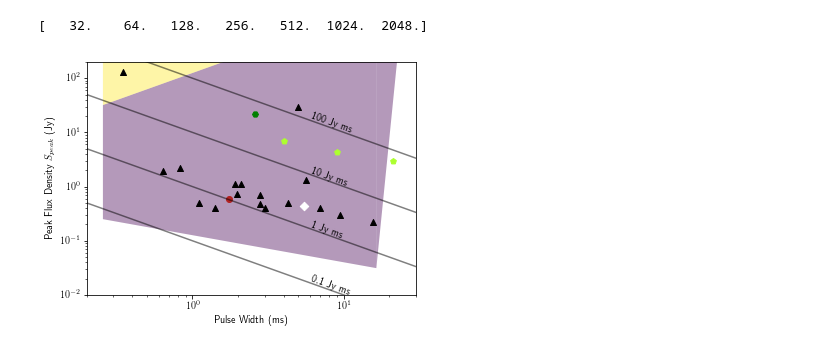
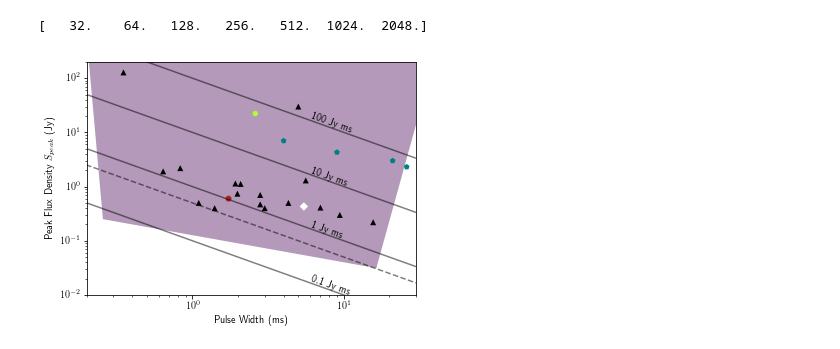
Before and after one commit to griffinfoster/alfaburst-initial-survey, a Jupyter notebook: notebooks/Fluence_Rate.ipynb, the cells around one changed output. Saved outputs shown, nothing was run; the diff lists cells and outputs as text; code cells hidden in the pictures.

```diff
--- a/notebooks/Fluence_Rate.ipynb
+++ b/notebooks/Fluence_Rate.ipynb
@@ -51,20 +51,27 @@ fig, ax = plt.subplots()
 patches = []
 
 # ALFABURST sensitivty range
-polygon = Polygon(np.array([[256., 250.6], [16384., 31.3], [16384., 2048.*1000.], [256., 32.*1000.]])/1000., True)
+#polygon = Polygon(np.array([[256., 250.6], [16384., 31.3], [16384., 2048.*1000.], [256., 32.*1000.]])/1000., True,\
+#                  linewidth=None, edgecolor='none')
+# [lower left[x, y], lower right[x, y], upper right[x, y], upper left[x, y]]
+polygon = Polygon(np.array([[256., 250.6], [16384., 31.3], [16384. + 2.*16384., 2048.*1000.],\
+                            [256. - 64., 2048.*1000.]])/1000., True, linewidth=None, edgecolor='none')
 patches.append(polygon)
 
 # region of possible RFI clipping
-polygon = Polygon(np.array([[256., 32.*1000.], [16384., 2048.*1000.], [256., 2048.*1000.]])/1000., True)
-patches.append(polygon)
+#polygon = Polygon(np.array([[256., 32.*1000.], [16384., 2048.*1000.], [256., 2048.*1000.]])/1000., True,\
+#                  linewidth=None, edgecolor='none')
+#patches.append(polygon)
 
 # wide pulse region that see a loss in SNR due to maximum time binning
-polygon = Polygon(np.array([[16384., 31.3], [16384. + 8006., 2048.*1000.], [16384., 2048.*1000.]])/1000., True)
-patches.append(polygon)
+#polygon = Polygon(np.array([[16384., 31.3], [16384. + 8006., 2048.*1000.], [16384., 2048.*1000.]])/1000.,\
+#                  True, linewidth=None, edgecolor='none')
+#patches.append(polygon)
 
 #colors = 100*np.random.rand(len(patches))
 #print colors
-colors = [40., 80., 40.]
+#colors = [40., 80., 40.]
+colors = [40., 40., 40.]
 p = PatchCollection(patches, alpha=0.4)
 p.set_array(np.array(colors))
 ax.add_collection(p)
@@ -77,6 +84,12 @@ for flu in fluenceRange:
     plt.plot(widthRange, sens, 'k', alpha=0.5)
     if flu < 1.: plt.text(6., sens[-9], '%.1f Jy ms'%flu, rotation=-20)
     else: plt.text(6., sens[-9], '%.0f Jy ms'%flu, rotation=-20)
+
+# fluence-complete SNR lines
+widthRange = np.logspace(-1, 2, num=20) # ms
+fluComp = 0.5
+sens = fluComp / widthRange
+plt.plot(widthRange, sens, 'k--', alpha=0.5)
 
 # detected FRBs
 FRBdict = {
@@ -93,39 +106,40 @@ FRBdict = {
     'FRB121102': {'width':3.00, 'speak':0.40, 'telescope':'parkes'},
     'FRB130626': {'width':1.98, 'speak':0.74, 'telescope':'parkes'},
     'FRB130628': {'width':0.64, 'speak':1.91, 'telescope':'parkes'},
     'FRB130729': {'width':15.61, 'speak':0.22, 'telescope':'parkes'},
     'FRB131104': {'width':2.08, 'speak':1.12, 'telescope':'parkes'},
     'FRB140514': {'width':2.80, 'speak':0.47, 'telescope':'parkes'},
     'FRB150215': {'width':2.80, 'speak':0.70, 'telescope':'parkes'},
     'FRB150418': {'width':0.83, 'speak':2.19, 'telescope':'parkes'},
     'FRB150807': {'width':0.35, 'speak':128., 'telescope':'parkes'},
     'FRB160317': {'width':21.0, 'speak':3.00, 'telescope':'utmost'},
     'FRB160410': {'width':4.00, 'speak':7.00, 'telescope':'utmost'},
     'FRB160608': {'width':9.00, 'speak':4.30, 'telescope':'utmost'},
-    'FRB170107': {'width':2.60, 'speak':22.3, 'telescope':'askap'}
+    'FRB170107': {'width':2.60, 'speak':22.3, 'telescope':'askap'},
+    'FRB170827': {'width':0.4, 'speak':50.3, 'telescope':'utmost'},
+    'FRB170827': {'width':26., 'speak':60./26., 'telescope':'utmost'}
 }
 for key in FRBdict:
     if FRBdict[key]['telescope'].startswith('gbt'):
-        plt.scatter(FRBdict[key]['width'], FRBdict[key]['speak'], c='firebrick', marker='o')
+        plt.scatter(FRBdict[key]['width'], FRBdict[key]['speak'], c='firebrick', marker='o', edgecolor='none')
     elif FRBdict[key]['telescope'].startswith('arecibo'):
-        plt.scatter(FRBdict[key]['width'], FRBdict[key]['speak'], c='w', marker='D')
+        plt.scatter(FRBdict[key]['width'], FRBdict[key]['speak'], c='w', marker='D', edgecolor='none')
     elif FRBdict[key]['telescope'].startswith('utmost'):
-        #plt.scatter(FRBdict[key]['width'], FRBdict[key]['speak'], c='teal', marker='p')
-        plt.scatter(FRBdict[key]['width'], FRBdict[key]['speak'], c='greenyellow', marker='p')
+        plt.scatter(FRBdict[key]['width'], FRBdict[key]['speak'], c='teal', marker='p', edgecolor='none')
     elif FRBdict[key]['telescope'].startswith('askap'):
-        plt.scatter(FRBdict[key]['width'], FRBdict[key]['speak'], c='g', marker='H')
+        plt.scatter(FRBdict[key]['width'], FRBdict[key]['speak'], c='greenyellow', marker='H', edgecolor='none')
     elif FRBdict[key]['telescope'].startswith('parkes'):
-        plt.scatter(FRBdict[key]['width'], FRBdict[key]['speak'], c='k', marker='^')
+        plt.scatter(FRBdict[key]['width'], FRBdict[key]['speak'], c='k', marker='^', edgecolor='none')
 
 ax.set_xscale("log")
 ax.set_yscale("log")
 plt.ylim(0.01, 200.)
 plt.xlim(0.2, 30.)
 
 plt.ylabel('Peak Flux Density $S_{peak}$ (Jy)')
 plt.xlabel('Pulse Width (ms)')
 
 plt.tight_layout()
-plt.savefig('fluence_rate.pdf')
+plt.savefig('../figures/sensitivity_range.pdf')
 # %% [output]
-[figure, old version]
+[figure, new version]
```
Also changed, not shown: 18 other files.
